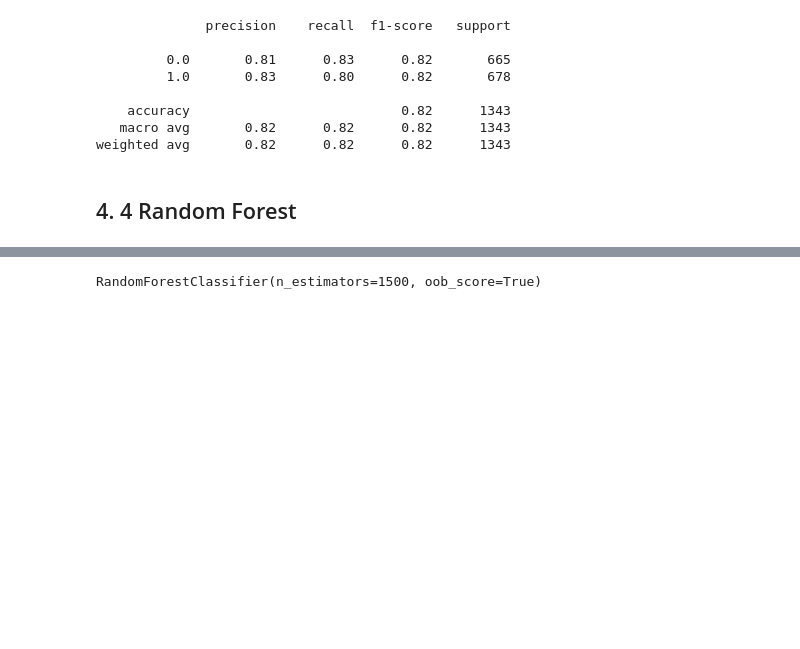
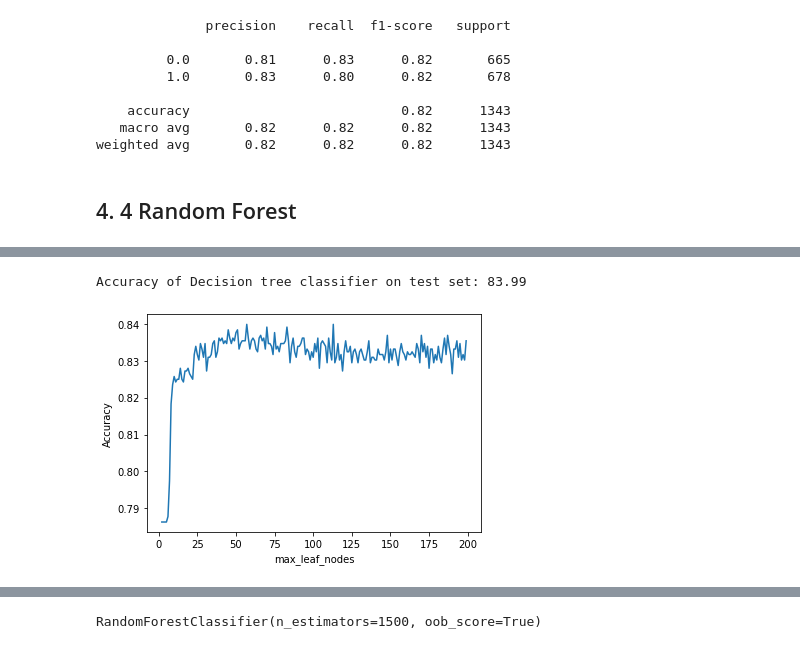
Before and after one commit to AshwinUniyal/Major_Project, a Jupyter notebook: Stage 2 Churn rate - 5050.ipynb, the cells around one changed output, grey strips where cells are left out. Cells and saved outputs as stored; diff of their text form; code cells hidden in the pictures; blank space fills up the shorter version.

```diff
--- a/Stage 2 Churn rate - 5050.ipynb
+++ b/Stage 2 Churn rate - 5050.ipynb
@@ -797,0 +859,5 @@ weighted avg       0.82      0.82      0.82      1343
+# %%
+graph_plot('max_leaf_nodes')
+# %% [output]
+Accuracy of Decision tree classifier on test set: 83.99
+[figure, added]
```
Also changed, not shown: parts of 10 cells of this notebook, 1 other file.
